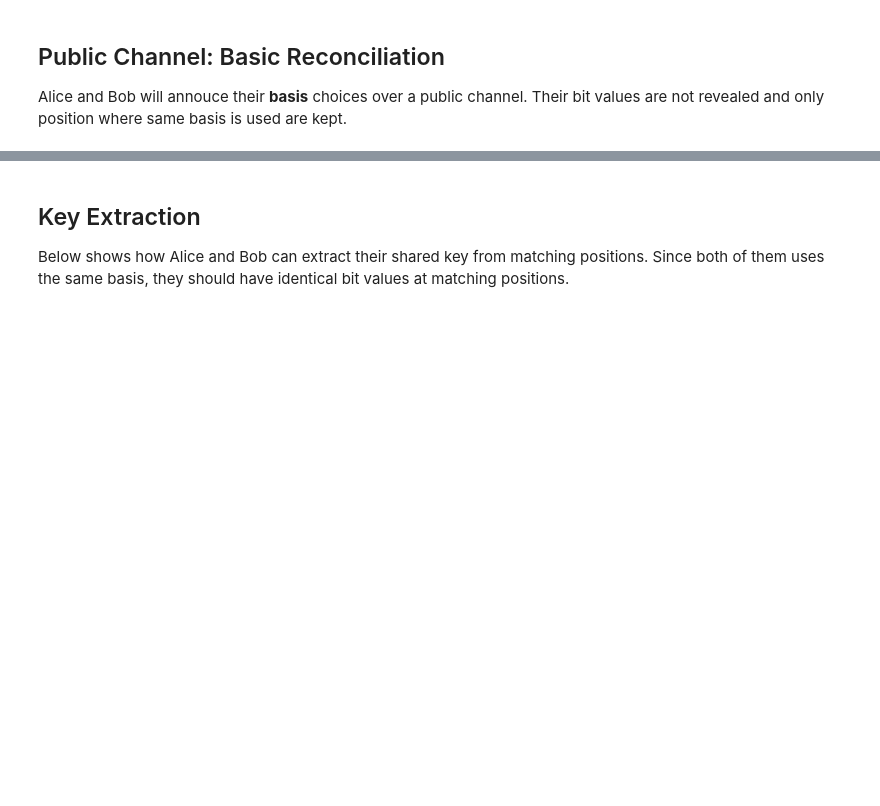
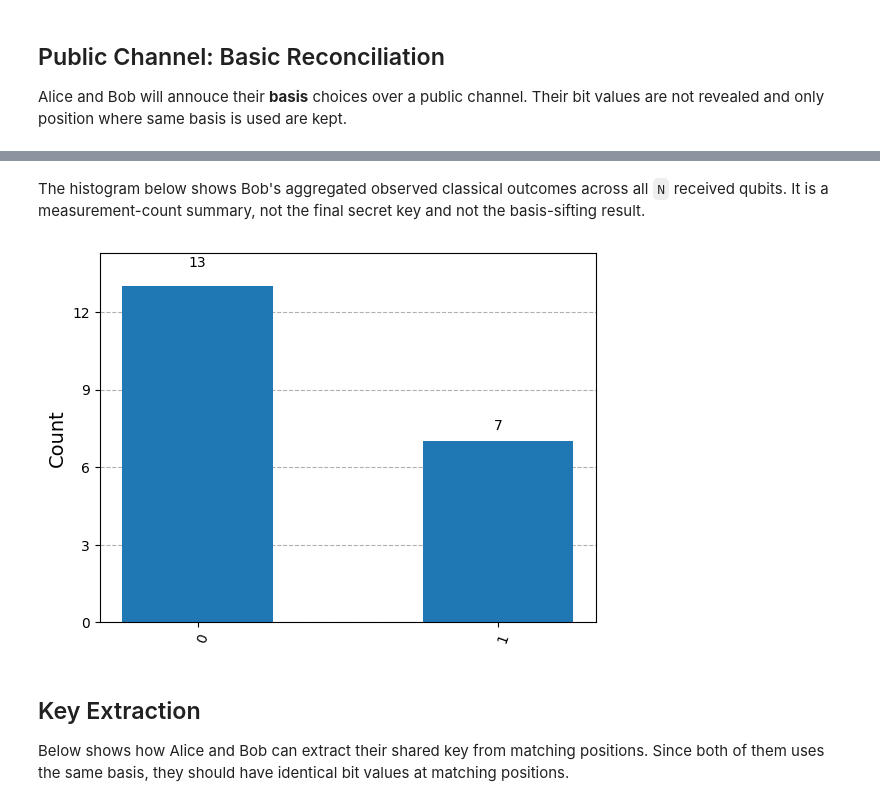
Before and after one commit to KShiMin/SIT-UofG-QC-Assignment, a Jupyter notebook: BB84-Plain.ipynb, the cells around one changed output, grey strips where cells are left out. Drawn from its saved outputs; the diff is of its cells as text; code cells hidden in the pictures; blank space fills up the shorter version.

```diff
--- a/BB84-Plain.ipynb
+++ b/BB84-Plain.ipynb
@@ -186,3 +226,13 @@ Discarded positions: 11
+# %% [markdown]
+The histogram below shows Bob's aggregated observed classical outcomes across all `N` received qubits. It is a measurement-count summary, not the final secret key and not the basis-sifting result.
+# %%
+bob_measurement_counts = {
+    "0": bob_bits.count(0),
+    "1": bob_bits.count(1),
+}
+plot_histogram(bob_measurement_counts)
+# %% [output]
+[figure, added]
 # %% [markdown]
 ## Key Extraction
 
```
Also changed, not shown: parts of 10 cells of this notebook.
